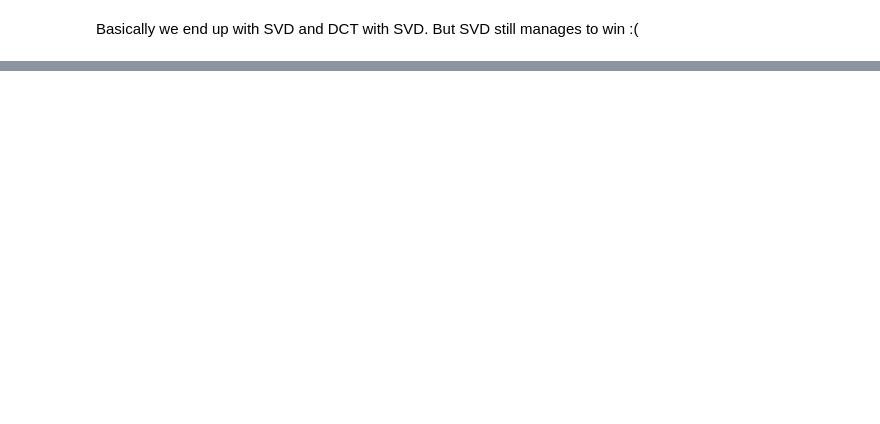
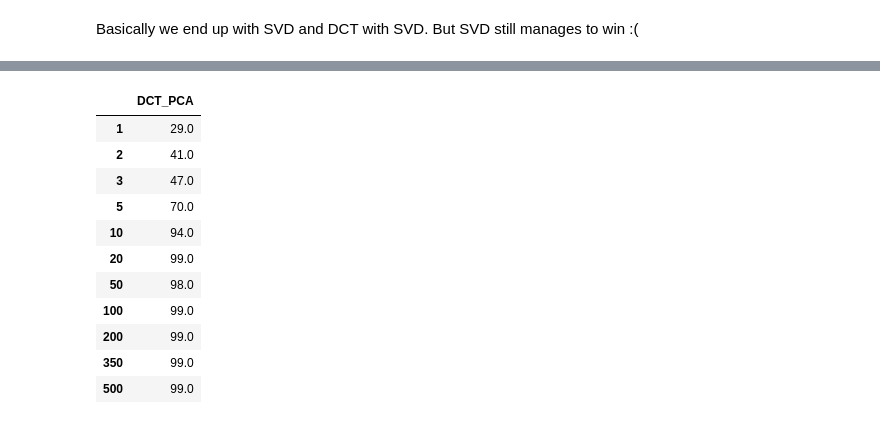
Before and after one commit to ChurroC/Number_Recognition, a Jupyter notebook: src/DCT.ipynb, the cells around one changed output, grey strips where cells are left out. Saved outputs shown, nothing was run; the diff lists cells and outputs as text; code cells hidden in the pictures; blank space fills up the shorter version.

```diff
--- a/src/DCT.ipynb
+++ b/src/DCT.ipynb
@@ -457,3 +411,21 @@ reduced_V_dct = V_dct[:, :reduced_dimensions]
 
 dct_images_projected = dct_images_shifted @ reduced_V_dct
 dct_test_images_projected = (dct_test_images - dct_mnist_avg) @ reduced_V_dct
+# %%
+correct_count = 0
+dct_pca_predict_images_count = 100
+
+for i in range(dct_pca_predict_images_count):
+    dct_test_projection = (test_images[i] - dct_mnist_avg) @ reduced_V_dct
+
+    distances = np.linalg.norm(dct_images_projected - dct_test_projection, axis=1)
+    n = np.argmin(distances)
+
+    if labels[n] == test_labels[i]:
+        correct_count += 1
+    print(f"Processing DCT PCA image {i}/{dct_pca_predict_images_count}", end="\r")
+
+print(f"Correct DCT PCA predictions: {correct_count} out of {dct_pca_predict_images_count }")
+print(f"DCT PCA accuracy: {correct_count / dct_pca_predict_images_count  * 100:.2f}%")
+
+reduced_dct_pca_accuracy = correct_count / dct_pca_predict_images_count * 100
@@ -499,0 +519,46 @@ DCT PCA accuracy: 70.00%
+# %%
+dimensional_pca_dct_accuracies = pd.DataFrame()
+
+for reduced_dimensions in dimensions:
+    reduced_V_dct = V_dct[:, :reduced_dimensions]
+
+    dct_images_projected = dct_images_shifted @ reduced_V_dct
+    dct_test_images_projected = (dct_test_images - dct_mnist_avg) @ reduced_V_dct
+
+    correct_count = 0
+    dct_pca_predict_images_count = 100
+
+    for i in range(dct_pca_predict_images_count):
+        dct_test_projection = (test_images[i] - dct_mnist_avg) @ reduced_V_dct
+
+        distances = np.linalg.norm(dct_images_projected - dct_test_projection, axis=1)
+        n = np.argmin(distances)
+
+        if labels[n] == test_labels[i]:
+            correct_count += 1
+        print(
+            f"Processing DCT PCA image {i}/{dct_pca_predict_images_count } on dimension {reduced_dimensions}",
+            end="\r",
+        )
+
+    dimensional_pca_dct_accuracies.loc[reduced_dimensions, "DCT_PCA"] = (
+        correct_count / dct_pca_predict_images_count * 100
+    )
+
+
+print(" " * 80, end="\r")
+dimensional_pca_accuracies.index.name = "Dim"
+dimensional_pca_dct_accuracies
+# %% [output]
+|  | DCT_PCA |
+| 1 | 29.0 |
+| 2 | 41.0 |
+| 3 | 47.0 |
+| 5 | 70.0 |
+| 10 | 94.0 |
+| 20 | 99.0 |
+| 50 | 98.0 |
+| 100 | 99.0 |
+| 200 | 99.0 |
+| 350 | 99.0 |
+| 500 | 99.0 |
```
Also changed, not shown: parts of 26 cells of this notebook.
